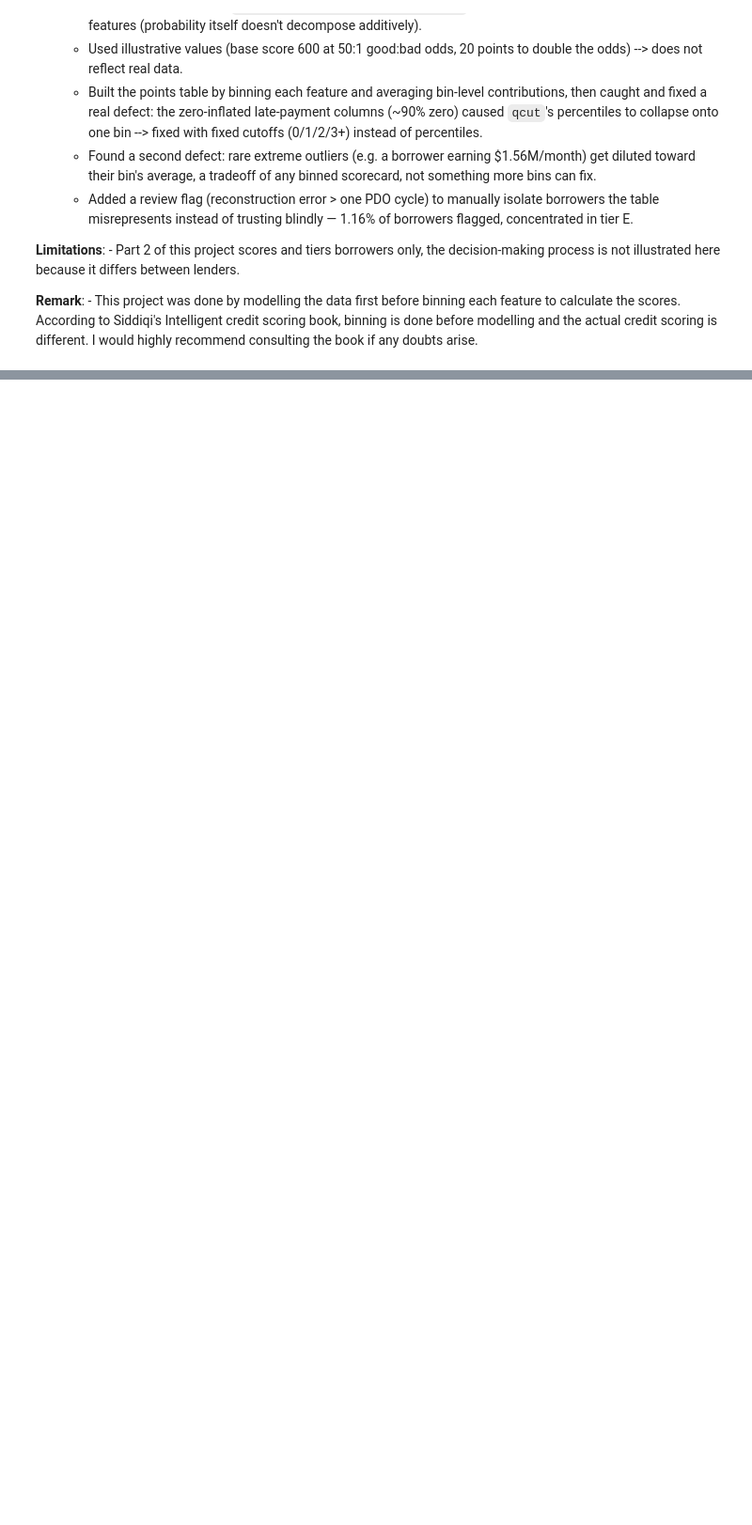
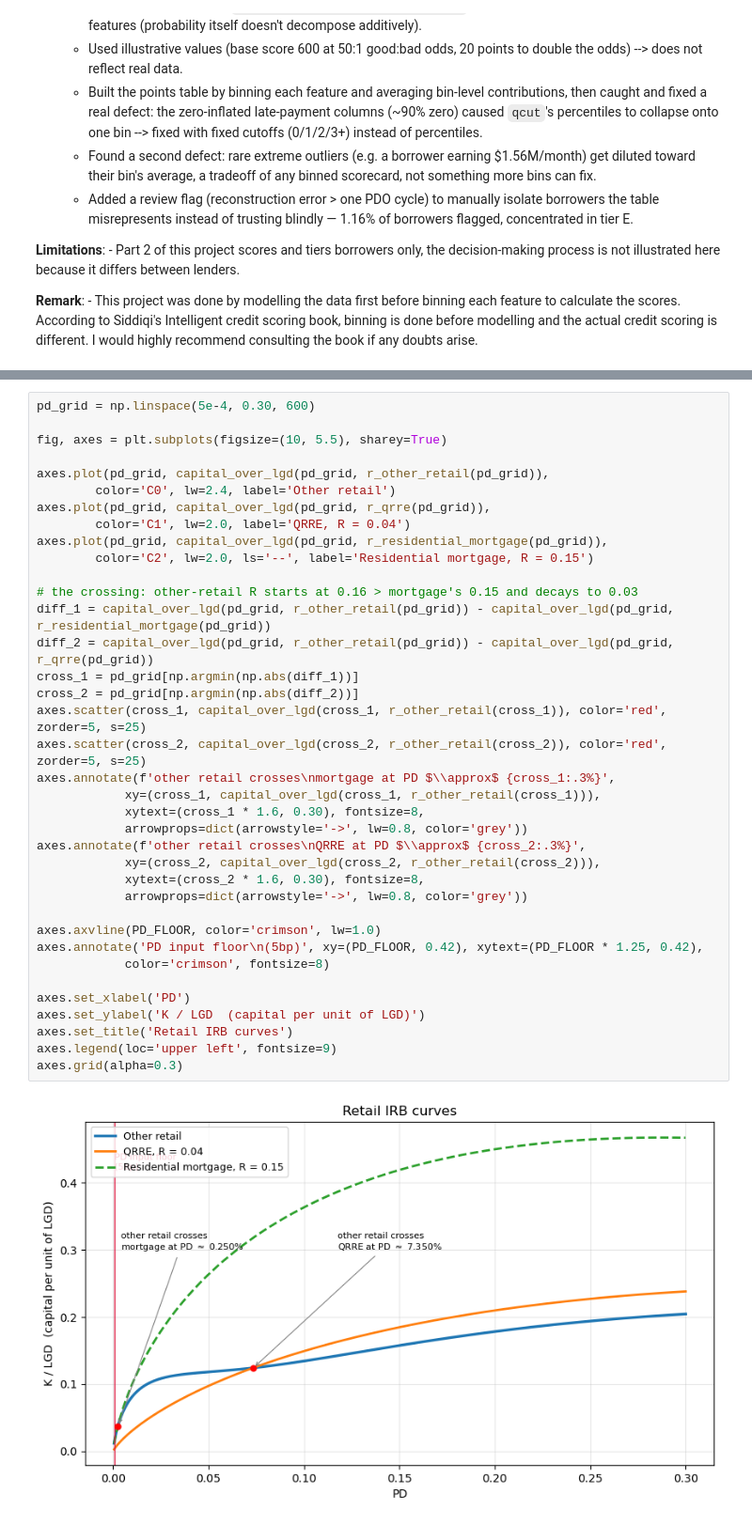
Before and after one commit to mugilan1399-arch/credit-risk-default-prediction-and-credit-scoring, a Jupyter notebook: credit_default_risk_prediction_+_credit_scoring.ipynb, the cells around one changed output, grey strips where cells are left out. Shown at 94% size. Drawn from its saved outputs; the diff is of its cells as text; blank space fills up the shorter version.

```diff
--- a/credit_default_risk_prediction_+_credit_scoring.ipynb
+++ b/credit_default_risk_prediction_+_credit_scoring.ipynb
@@ -1110,0 +1182,39 @@ Name: count, dtype: int64
+# %%
+pd_grid = np.linspace(5e-4, 0.30, 600)
+
+fig, axes = plt.subplots(figsize=(10, 5.5), sharey=True)
+
+axes.plot(pd_grid, capital_over_lgd(pd_grid, r_other_retail(pd_grid)),
+        color='C0', lw=2.4, label='Other retail')
+axes.plot(pd_grid, capital_over_lgd(pd_grid, r_qrre(pd_grid)),
+        color='C1', lw=2.0, label='QRRE, R = 0.04')
+axes.plot(pd_grid, capital_over_lgd(pd_grid, r_residential_mortgage(pd_grid)),
+        color='C2', lw=2.0, ls='--', label='Residential mortgage, R = 0.15')
+
+# the crossing: other-retail R starts at 0.16 > mortgage's 0.15 and decays to 0.03
+diff_1 = capital_over_lgd(pd_grid, r_other_retail(pd_grid)) - capital_over_lgd(pd_grid, r_residential_mortgage(pd_grid))
+diff_2 = capital_over_lgd(pd_grid, r_other_retail(pd_grid)) - capital_over_lgd(pd_grid, r_qrre(pd_grid))
+cross_1 = pd_grid[np.argmin(np.abs(diff_1))]
+cross_2 = pd_grid[np.argmin(np.abs(diff_2))]
+axes.scatter(cross_1, capital_over_lgd(cross_1, r_other_retail(cross_1)), color='red', zorder=5, s=25)
+axes.scatter(cross_2, capital_over_lgd(cross_2, r_other_retail(cross_2)), color='red', zorder=5, s=25)
+axes.annotate(f'other retail crosses\nmortgage at PD $\\approx$ {cross_1:.3%}',
+            xy=(cross_1, capital_over_lgd(cross_1, r_other_retail(cross_1))),
+            xytext=(cross_1 * 1.6, 0.30), fontsize=8,
+            arrowprops=dict(arrowstyle='->', lw=0.8, color='grey'))
+axes.annotate(f'other retail crosses\nQRRE at PD $\\approx$ {cross_2:.3%}',
+            xy=(cross_2, capital_over_lgd(cross_2, r_other_retail(cross_2))),
+            xytext=(cross_2 * 1.6, 0.30), fontsize=8,
+            arrowprops=dict(arrowstyle='->', lw=0.8, color='grey'))
+
+axes.axvline(PD_FLOOR, color='crimson', lw=1.0)
+axes.annotate('PD input floor\n(5bp)', xy=(PD_FLOOR, 0.42), xytext=(PD_FLOOR * 1.25, 0.42),
+            color='crimson', fontsize=8)
+
+axes.set_xlabel('PD')
+axes.set_ylabel('K / LGD  (capital per unit of LGD)')
+axes.set_title('Retail IRB curves')
+axes.legend(loc='upper left', fontsize=9)
+axes.grid(alpha=0.3)
+# %% [output]
+[figure, added]
```
Also changed, not shown: parts of 11 cells of this notebook.
